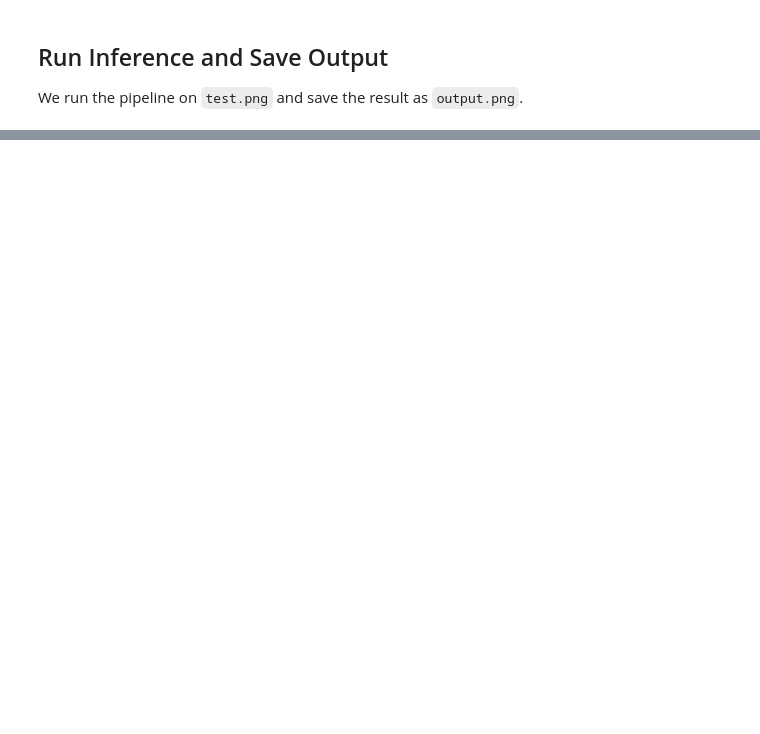
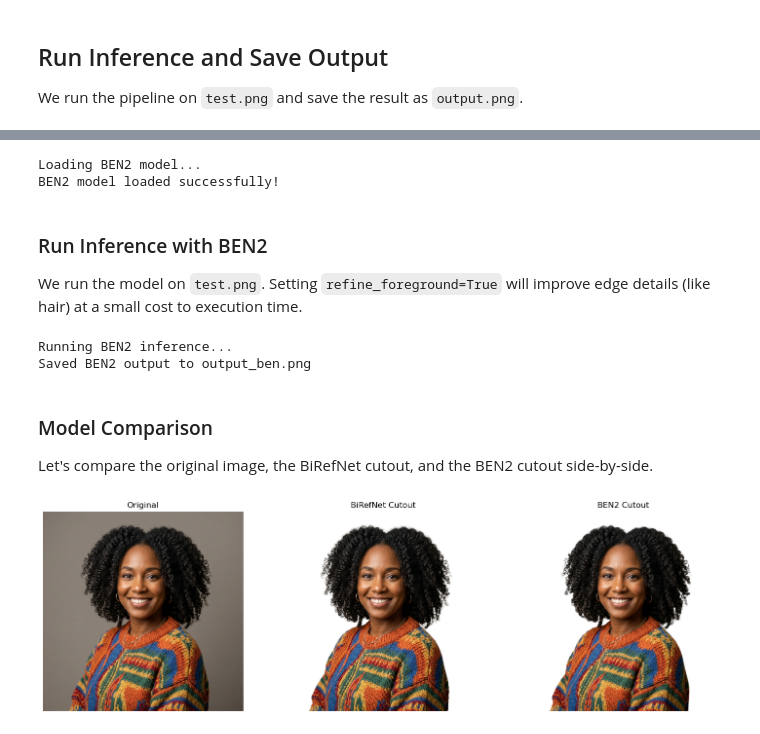
Before and after one commit to HamzaAxiom/bg_removal, a Jupyter notebook: basic.ipynb, the cells around one changed output, grey strips where cells are left out. Saved outputs shown, nothing was run; the diff lists cells and outputs as text; code cells hidden in the pictures; blank space fills up the shorter version.

```diff
--- a/basic.ipynb
+++ b/basic.ipynb
@@ -81,0 +96,50 @@ plt.show()
+# %%
+# Note: This requires the ben2 library to be installed:
+# pip install -e "git+https://github.com/PramaLLC/BEN2.git#egg=ben2"
+
+from ben2 import BEN_Base
+
+print("Loading BEN2 model...")
+ben_model = BEN_Base.from_pretrained("PramaLLC/BEN2")
+ben_model.to(device)
+ben_model.eval()
+print("BEN2 model loaded successfully!")
+# %% [output]
+Loading BEN2 model...
+BEN2 model loaded successfully!
+# %% [markdown]
+### Run Inference with BEN2
+We run the model on `test.png`. Setting `refine_foreground=True` will improve edge details (like hair) at a small cost to execution time.
+# %%
+test_image = Image.open(image_path)
+
+print("Running BEN2 inference...")
+ben_result = ben_model.inference(test_image, refine_foreground=True)
+
+# Save output
+ben_result.save("output_ben.png")
+print("Saved BEN2 output to output_ben.png")
+# %% [output]
+Running BEN2 inference...
+Saved BEN2 output to output_ben.png
+# %% [markdown]
+### Model Comparison
+Let's compare the original image, the BiRefNet cutout, and the BEN2 cutout side-by-side.
+# %%
+fig, ax = plt.subplots(1, 3, figsize=(18, 6))
+
+ax[0].imshow(Image.open(image_path))
+ax[0].set_title("Original")
+ax[0].axis("off")
+
+ax[1].imshow(result_image)
+ax[1].set_title("BiRefNet Cutout")
+ax[1].axis("off")
+
+ax[2].imshow(ben_result)
+ax[2].set_title("BEN2 Cutout")
+ax[2].axis("off")
+
+plt.show()
+# %% [output]
+[figure, added]
```
Also changed, not shown: parts of 6 cells of this notebook, 1 other file.
